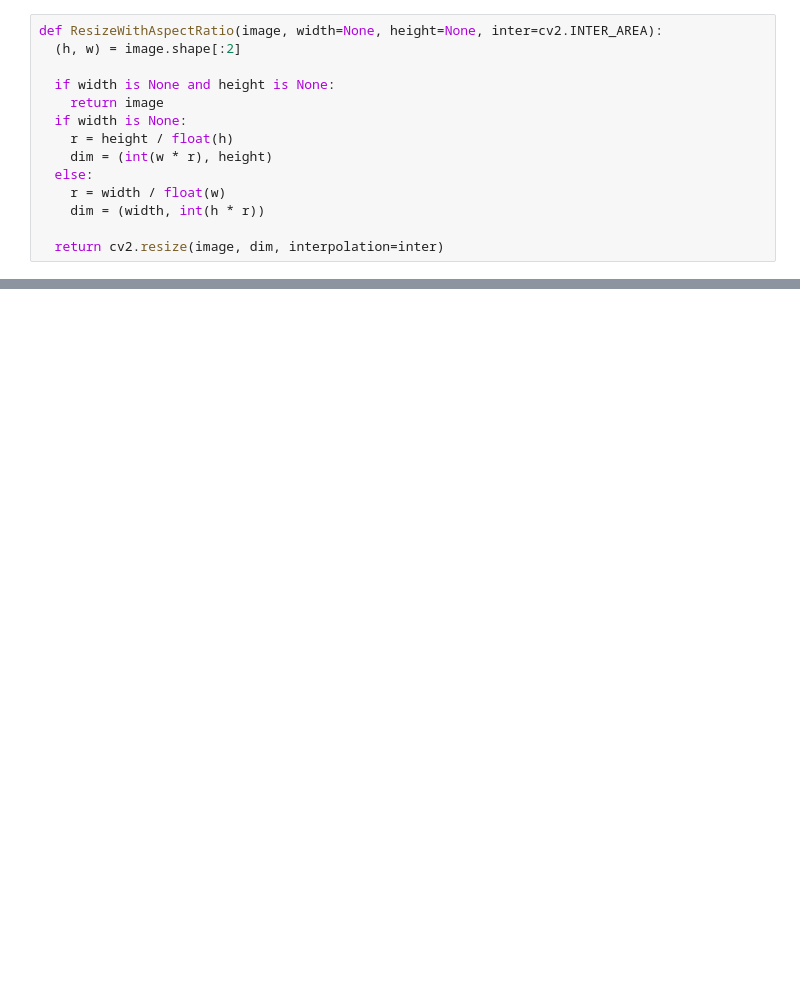
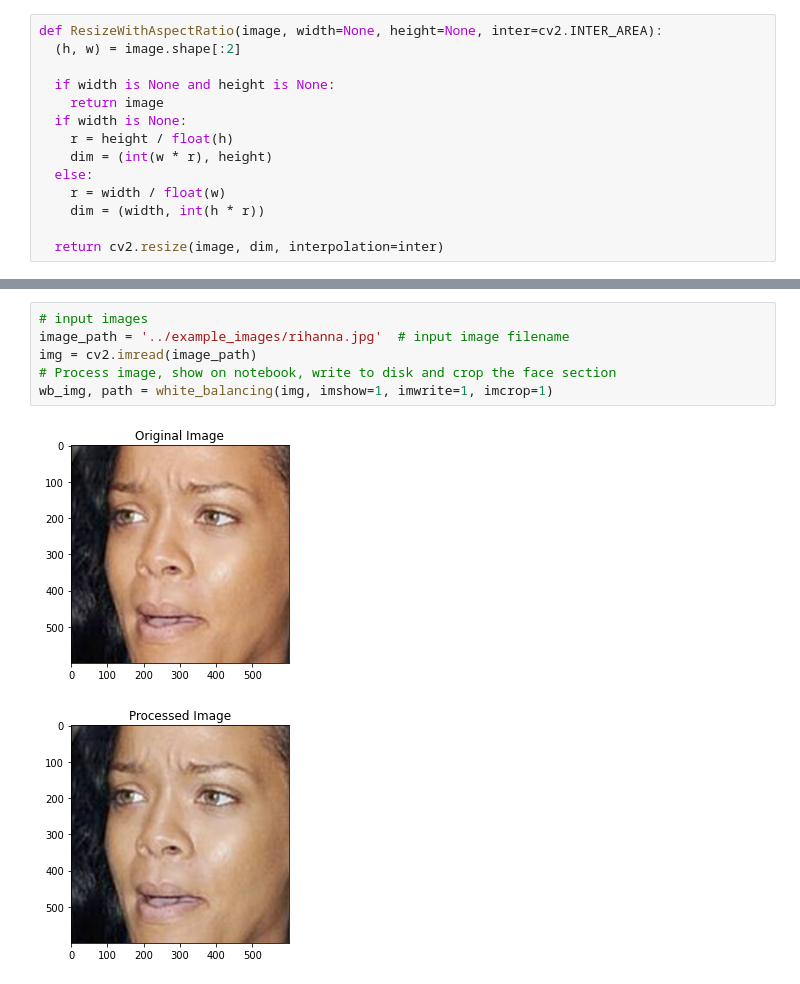
Before and after one commit to mkhoa/WB_sRGB, a Jupyter notebook: WB_sRGB_Python/notebook.ipynb, the cells around one changed output, grey strips where cells are left out. Saved outputs shown, nothing was run; the diff lists cells and outputs as text; blank space fills up the shorter version.

```diff
--- a/WB_sRGB_Python/notebook.ipynb
+++ b/WB_sRGB_Python/notebook.ipynb
@@ -91,0 +101,9 @@ array([[[0.57528675, 0.5320941 , 0.50691694],
+# %%
+# input images
+image_path = '../example_images/rihanna.jpg'  # input image filename
+img = cv2.imread(image_path)
+# Process image, show on notebook, write to disk and crop the face section
+wb_img, path = white_balancing(img, imshow=1, imwrite=1, imcrop=1)
+# %% [output]
+[figure, added]
+[figure, added]
```
Also changed, not shown: parts of 20 cells of this notebook, 5 other files.
